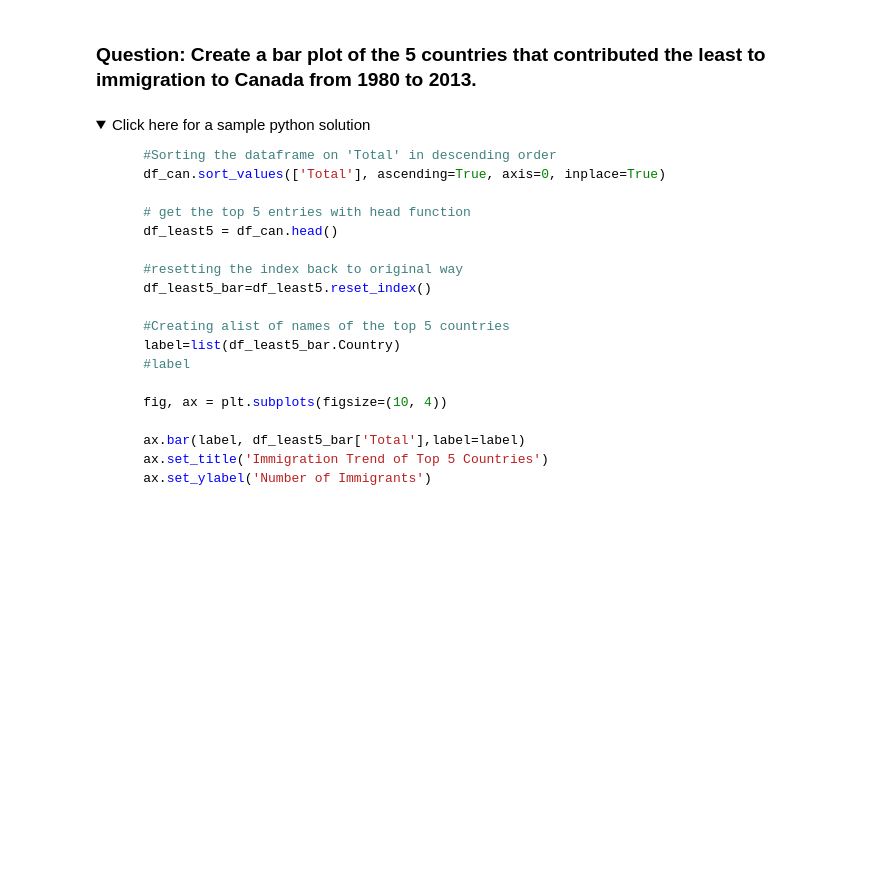
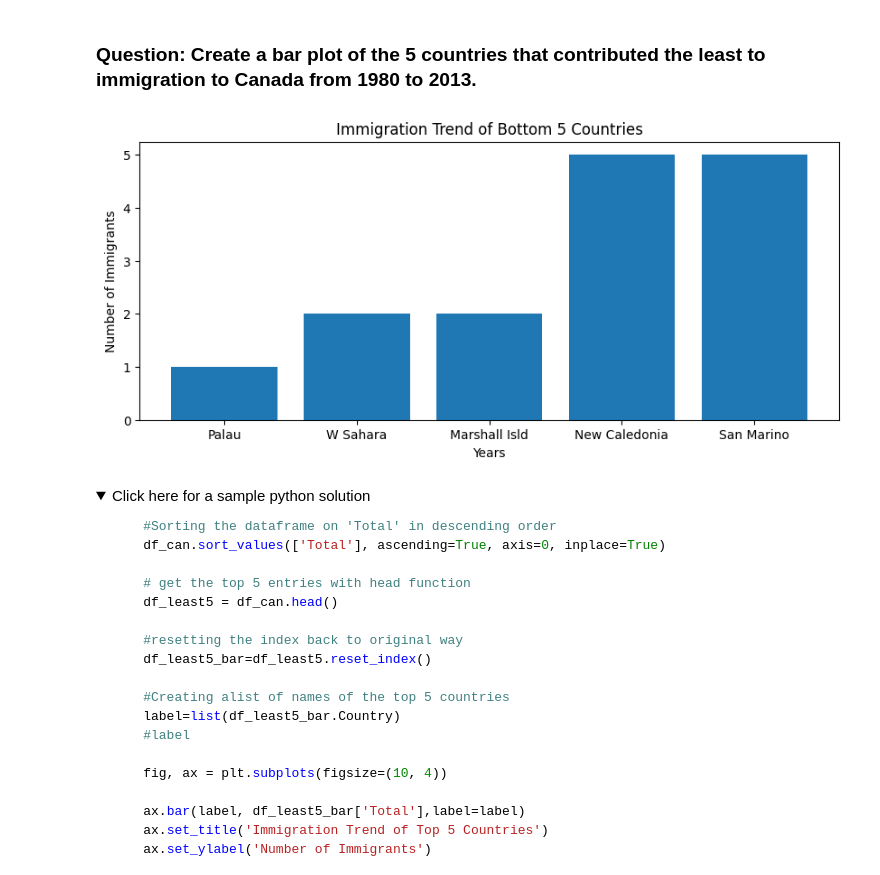
Before and after one commit to tranttha/IBM-DS-Course, a Jupyter notebook: Course 8 Data visulization with python/Module 2 Basic and Specialized visualization tools/2.3-Exercise-Plotting-directly-with-Matplotlib.jupyterlite.ipynb, the cells around one changed output. Drawn from its saved outputs; the diff is of its cells as text; code cells hidden in the pictures; folded sections open; blank space fills up the shorter version.

```diff
--- a/Course 8 Data visulization with python/Module 2 Basic and Specialized visualization tools/2.3-Exercise-Plotting-directly-with-Matplotlib.jupyterlite.ipynb
+++ b/Course 8 Data visulization with python/Module 2 Basic and Specialized visualization tools/2.3-Exercise-Plotting-directly-with-Matplotlib.jupyterlite.ipynb
@@ -346,5 +435,28 @@ plt.show()
 # %% [markdown]
 ### Question: Create a bar plot of the 5 countries that contributed the **least** to immigration to Canada **from** 1980 to 2013.
+# %%
+df_can.sort_values(['Total'], ascending=True, axis=0, inplace=True)
+
+# get the top 5 entries with head function
+df_bot5 = df_can.head()
+
+#resetting the index back to original way
+df_bar_b5=df_bot5.reset_index()
+
+#Creating alist of names of the top 5 countries
+label=list(df_bar_5.Country)
+label[1] = 'W Sahara'
+label[2]='Marshall Isld'
+
+fig, ax = plt.subplots(figsize=(10, 4))
+
+ax.bar(label,df_bar_5['Total'], label=label)
+ax.set_title('Immigration Trend of Bottom 5 Countries')
+ax.set_ylabel('Number of Immigrants')
+ax.set_xlabel('Years')
+plt.show()
+# %% [output]
+[figure, added]
 # %% [markdown]
 <details><summary>Click here for a sample python solution</summary>
 
```
Also changed, not shown: parts of 30 cells of this notebook, 1 other file.
